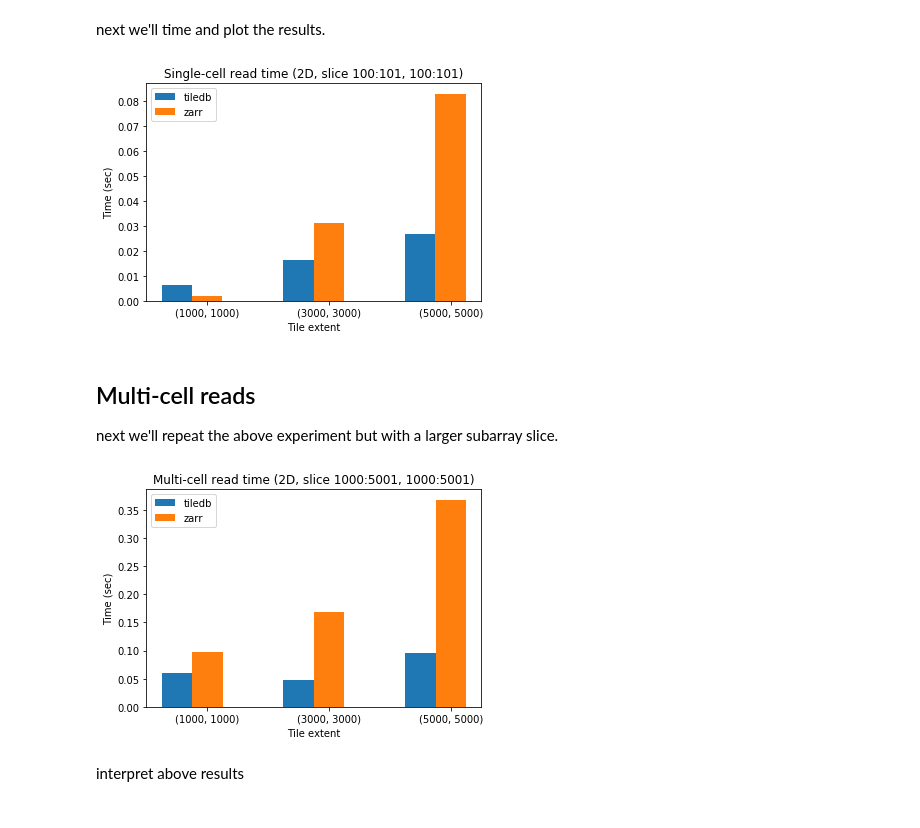
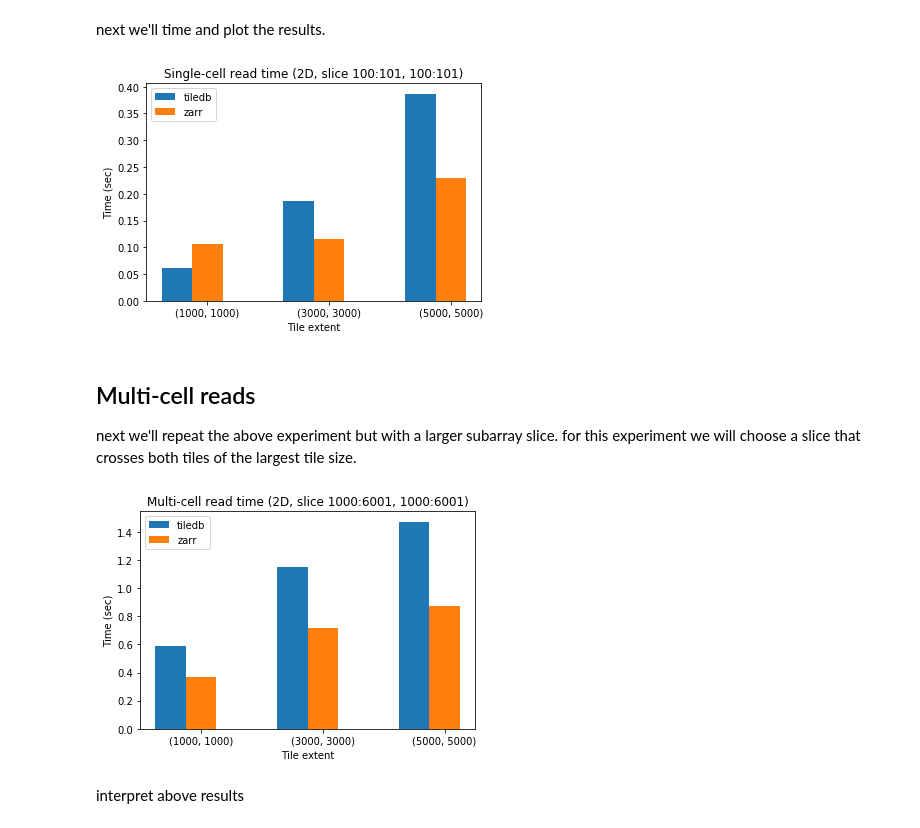
Before and after one commit to TileDB-Inc/archived-bcolz-zarr-benchmarks, a Jupyter notebook: bcolz-zarr/slicing-benchmarks.c5.4xlarge.ipynb, the cells around one changed output. Drawn from its saved outputs; the diff is of its cells as text; code cells hidden in the pictures.

```diff
--- a/bcolz-zarr/slicing-benchmarks.c5.4xlarge.ipynb
+++ b/bcolz-zarr/slicing-benchmarks.c5.4xlarge.ipynb
@@ -187,14 +215,14 @@ next we'll repeat the above experiment but with a larger subarray slice.
 # %%
 subarray_read_times = {'tiledb': [], 'zarr': [], 'bcolz': []}
-subarray = (1000, 50001)
+subarray = (1000, 1000 + tile_extents[-1] + 1)
 for t_ext in tile_extents:
     remove_arrays()
     write_1d_tiledb_array(array_data, t_ext)
     write_1d_bcolz_array(array_data, t_ext)
     write_1d_zarr_array(array_data, t_ext)
-    subarray_read_times['tiledb'].append(min(timeit(lambda: read_tiledb_1d_subarray(subarray), repeat=3)))
-    subarray_read_times['bcolz'].append(min(timeit(lambda: read_bcolz_1d_subarray(subarray), repeat=3)))
-    subarray_read_times['zarr'].append(min(timeit(lambda: read_zarr_1d_subarray(subarray), repeat=3)))
+    subarray_read_times['tiledb'].append(min(timeit(lambda: read_tiledb_1d_subarray(subarray), repeat=5)))
+    subarray_read_times['bcolz'].append(min(timeit(lambda: read_bcolz_1d_subarray(subarray), repeat=5)))
+    subarray_read_times['zarr'].append(min(timeit(lambda: read_zarr_1d_subarray(subarray), repeat=5)))
 
 plot_bars(subarray_read_times, 'Multi-cell read time (1D, slice {}:{})'.format(*subarray),
           'Tile extent', 'Time (sec)')
@@ -217,7 +245,7 @@ we'll start by creating some synthetic 2D data and writing the arrays.
 # %%
 num_array_values = 10000, 10000
 array_data = np.random.rand(*num_array_values)
-print('Array data is {:.2f} MB uncompressed.'.format(array_data.nbytes / (1024 * 1024.0)))
+print('2D array data is {:.2f} MB uncompressed.'.format(array_data.nbytes / (1024 * 1024.0)))
 
 
 def write_2d_tiledb_array(array_data, tile_extents):
@@ -228,13 +256,15 @@ def write_2d_tiledb_array(array_data, tile_extents):
                         tiledb.Dim(ctx, domain=(0, shape[1] - 1), tile=tile_extents[1], dtype=np.uint32))
     schema = tiledb.ArraySchema(ctx, domain=dom, sparse=False,
                                 attrs=[tiledb.Attr(ctx, name='a', dtype=np.float64, compressor=tiledb_compressor)])
-    tiledb.DenseArray.create(tiledb_array_name, schema)
-    with tiledb.DenseArray(ctx, tiledb_array_name, mode='w') as A:
+    tiledb.DenseArray.create(tiledb_array_path, schema)
+    with tiledb.DenseArray(ctx, tiledb_array_path, mode='w') as A:
         A[:] = array_data
+    sync_fs()
 
 
 def write_2d_zarr_array(array_data, tile_extents):
-    A = zarr.open(zarr_array_name, mode='w', compressor=zarr_compressor, shape=array_data.shape, chunks=tile_extents,
+    A = zarr.open(zarr_array_path, mode='w', compressor=zarr_compressor, shape=array_data.shape, chunks=tile_extents,
                   dtype=np.float64)
     A[:] = array_data
+    sync_fs()
 # %% [output]
@@ -263,12 +293,14 @@ to begin with we'll define similar helper functions which read a 2D subarray:
 # %%
 def read_tiledb_2d_subarray(subarray):
     ctx = tiledb.Ctx()
-    with tiledb.DenseArray(ctx, tiledb_array_name, mode='r') as A:
+    drop_fs_cache()
+    with tiledb.DenseArray(ctx, tiledb_array_path, mode='r') as A:
         data = A[subarray[0] : subarray[1], subarray[2] : subarray[3]]
 
 
 def read_zarr_2d_subarray(subarray):
-    A = zarr.open(zarr_array_name, mode='r')
+    drop_fs_cache()
+    A = zarr.open(zarr_array_path, mode='r')
     data = A[subarray[0] : subarray[1], subarray[2] : subarray[3]]
 # %% [markdown]
 next we'll time and plot the results.
@@ -279,31 +311,31 @@ for t_ext in tile_extents:
     remove_arrays()
     write_2d_tiledb_array(array_data, t_ext)
     write_2d_zarr_array(array_data, t_ext)
-    single_cell_read_times['tiledb'].append(min(timeit(lambda: read_tiledb_2d_subarray(subarray), repeat=3)))
-    single_cell_read_times['zarr'].append(min(timeit(lambda: read_zarr_2d_subarray(subarray), repeat=3)))
+    single_cell_read_times['tiledb'].append(min(timeit(lambda: read_tiledb_2d_subarray(subarray), repeat=10)))
+    single_cell_read_times['zarr'].append(min(timeit(lambda: read_zarr_2d_subarray(subarray), repeat=10)))
 
 plot_bars(single_cell_read_times, 'Single-cell read time (2D, slice {}:{}, {}:{})'.format(*subarray),
           'Tile extent', 'Time (sec)')
 # %% [output]
-[figure, old version]
+[figure, new version]
 # %% [markdown]
 ## Multi-cell reads
 
-next we'll repeat the above experiment but with a larger subarray slice.
+next we'll repeat the above experiment but with a larger subarray slice. for this experiment we will choose a slice that crosses both tiles of the largest tile size.
 # %%
 subarray_read_times = {'tiledb': [], 'zarr': []}
-subarray = (1000, 5001, 1000, 5001)
+subarray = (1000, 6001, 1000, 6001)
 for t_ext in tile_extents:
     remove_arrays()
     write_2d_tiledb_array(array_data, t_ext)
     write_2d_zarr_array(array_data, t_ext)
-    subarray_read_times['tiledb'].append(min(timeit(lambda: read_tiledb_2d_subarray(subarray), repeat=3)))
-    subarray_read_times['zarr'].append(min(timeit(lambda: read_zarr_2d_subarray(subarray), repeat=3)))
+    subarray_read_times['tiledb'].append(min(timeit(lambda: read_tiledb_2d_subarray(subarray), repeat=5)))
+    subarray_read_times['zarr'].append(min(timeit(lambda: read_zarr_2d_subarray(subarray), repeat=5)))
 
 plot_bars(subarray_read_times, 'Multi-cell read time (2D, slice {}:{}, {}:{})'.format(*subarray),
           'Tile extent', 'Time (sec)')
 # %% [output]
-[figure, old version]
+[figure, new version]
 # %% [markdown]
 interpret above results
 # %% [markdown]
```
Also changed, not shown: parts of 20 cells of this notebook.
